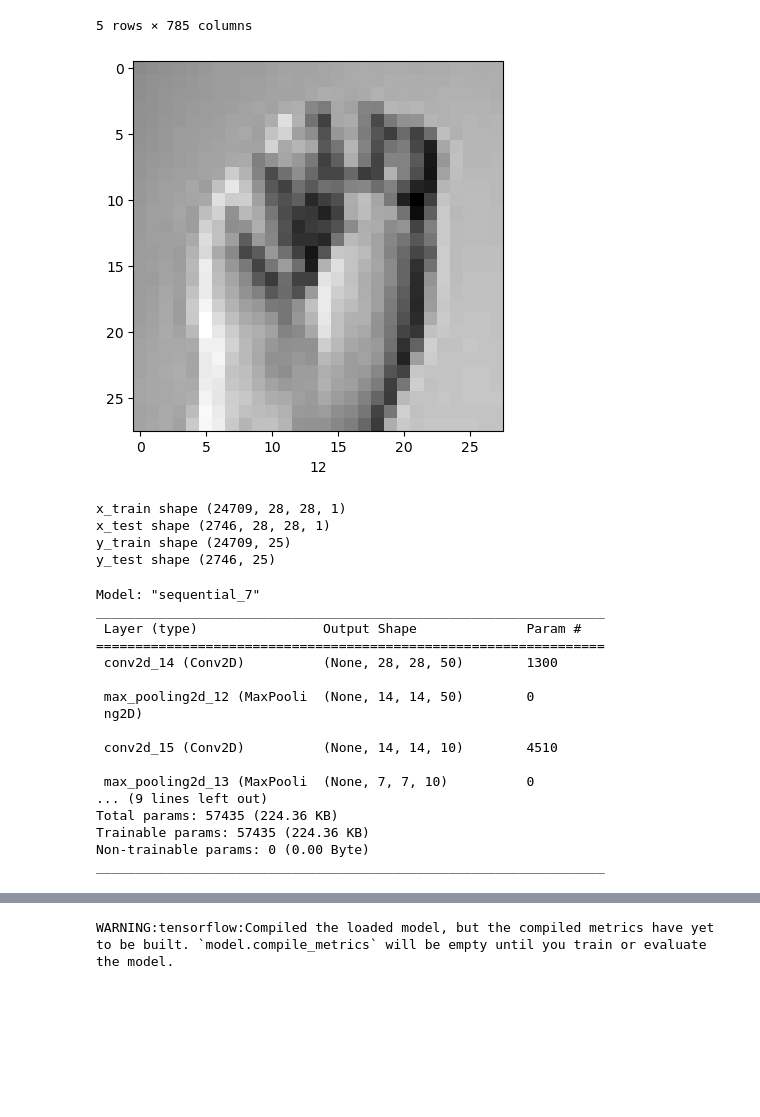
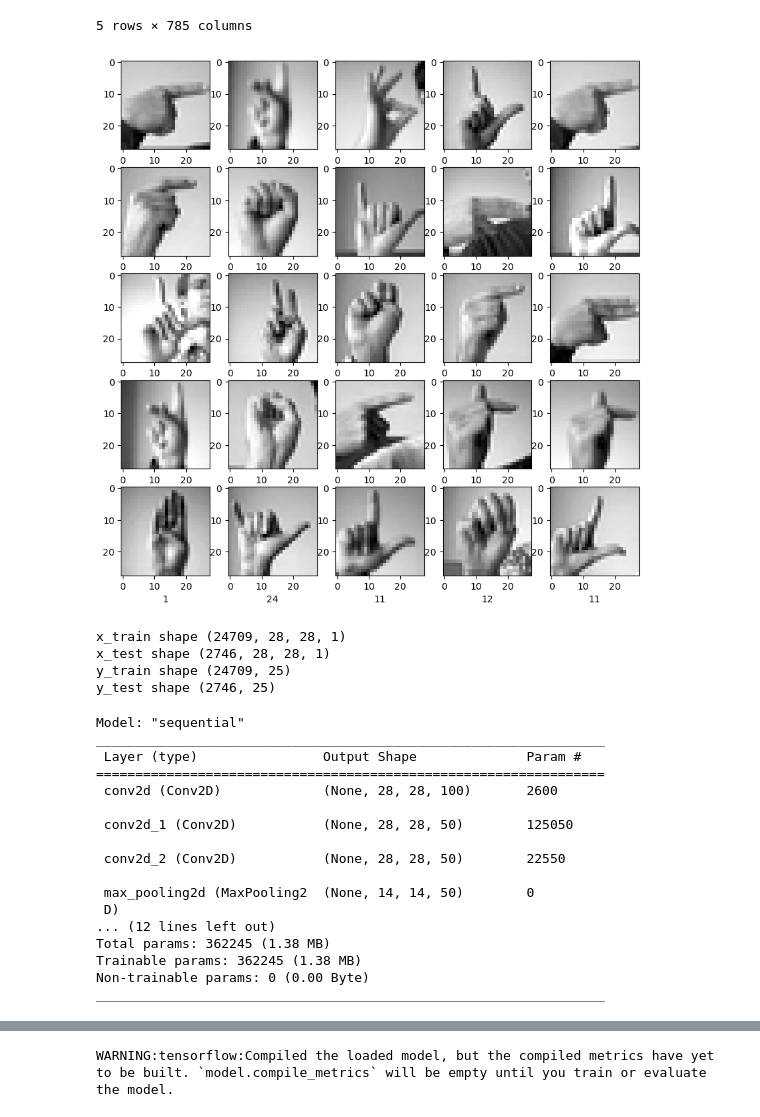
Before and after one commit to maxwellnorris33/ENDG511_Final_Project, a Jupyter notebook: Sign_language_model.ipynb, the cells around one changed output, grey strips where cells are left out. Cells and saved outputs as stored; diff of their text form; code cells hidden in the pictures; blank space fills up the shorter version.

Commit message:
Trained final model (hopefully)

```diff
--- a/Sign_language_model.ipynb
+++ b/Sign_language_model.ipynb
@@ -59,20 +59,23 @@ img_train=train.drop(['label'],axis=1)
 img_test=test.drop(['label'],axis=1)
 # %%
 #visualizing what a random image looks like in the dataset to ensure accuracy
-sampImg = random.randint(0,len(img_train.index))
-fig, ax = plt.subplots()
-i=img_train.iloc[sampImg].to_numpy()
-i=i.reshape((28,28))
-ax.imshow(i, cmap = 'gray')
-ax.set_xlabel(label_train.iloc[sampImg])
+
+fig, ax = plt.subplots(nrows=5, ncols=5, figsize=(10,10))
+
+for a in ax.reshape(-1):
+    sampImg = random.randint(0,len(img_train.index))
+    i=img_train.iloc[sampImg].to_numpy()
+    i=i.reshape((28,28))
+    a.imshow(i, cmap = 'gray')
+    a.set_xlabel(label_train.iloc[sampImg])
 plt.show()
 
 #A=0
 #B=1
 #C=2
 #etc
 # %% [output]
-[figure, old version]
+[figure, new version]
 # %%
 #reshaping the image data into a MNIST type format
 train_images = img_train.values.reshape(-1,28,28,1)
@@ -113,10 +114,12 @@ test_data = datagen.flow(X_val, Y_val, batch_size = 128)
 # %%
 # Define the model architecture.
 model = tf.keras.models.Sequential([
-    layers.Conv2D(50, (5, 5), activation = 'relu', padding = 'same', input_shape = (28, 28, 1)),
+    layers.Conv2D(100, (5, 5), activation = 'relu', padding = 'same', input_shape = (28, 28, 1)),
+    layers.Conv2D(50, (5,5), activation = 'relu', padding = 'same', input_shape = (28,28,1)),
+    layers.Conv2D(50, (3,3), activation = 'relu', padding = 'same', input_shape = (28,28,1)),
     layers.MaxPooling2D(pool_size = (2,2)),
+    layers.Conv2D(10, (5, 5), activation = 'relu', padding = 'same', input_shape = (14, 14, 1)),
     layers.Conv2D(10, (3, 3), activation = 'relu', padding = 'same', input_shape = (14, 14, 1)),
-    layers.MaxPooling2D(pool_size = (2,2)),
 
     layers.Flatten(),
     layers.Dense(100, activation = 'relu'),
@@ -126,21 +129,21 @@ model = tf.keras.models.Sequential([
 # summary
 model.summary()
 # %% [output]
-Model: "sequential_7"
+Model: "sequential"
 _________________________________________________________________
  Layer (type)                Output Shape              Param #
 =================================================================
- conv2d_14 (Conv2D)          (None, 28, 28, 50)        1300
+ conv2d (Conv2D)             (None, 28, 28, 100)       2600
 
- max_pooling2d_12 (MaxPooli  (None, 14, 14, 50)        0
- ng2D)
+ conv2d_1 (Conv2D)           (None, 28, 28, 50)        125050
 
- conv2d_15 (Conv2D)          (None, 14, 14, 10)        4510
+ conv2d_2 (Conv2D)           (None, 28, 28, 50)        22550
 
- max_pooling2d_13 (MaxPooli  (None, 7, 7, 10)          0
-... (9 lines left out)
-Total params: 57435 (224.36 KB)
-Trainable params: 57435 (224.36 KB)
+ max_pooling2d (MaxPooling2  (None, 14, 14, 50)        0
+ D)
+... (12 lines left out)
+Total params: 362245 (1.38 MB)
+Trainable params: 362245 (1.38 MB)
 Non-trainable params: 0 (0.00 Byte)
 _________________________________________________________________
 # %%
```
Also changed, not shown: parts of 19 cells of this notebook, 28 other files.
